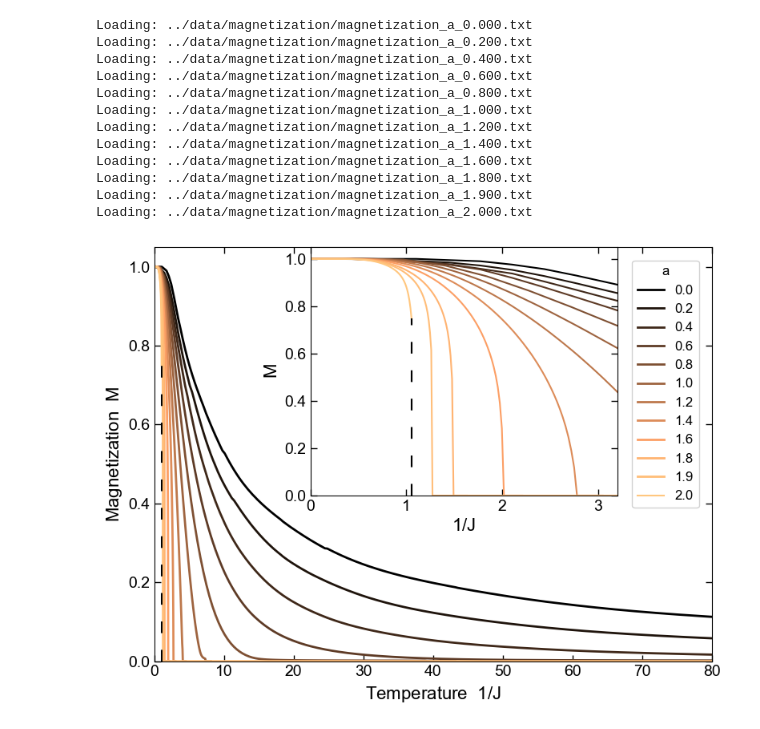
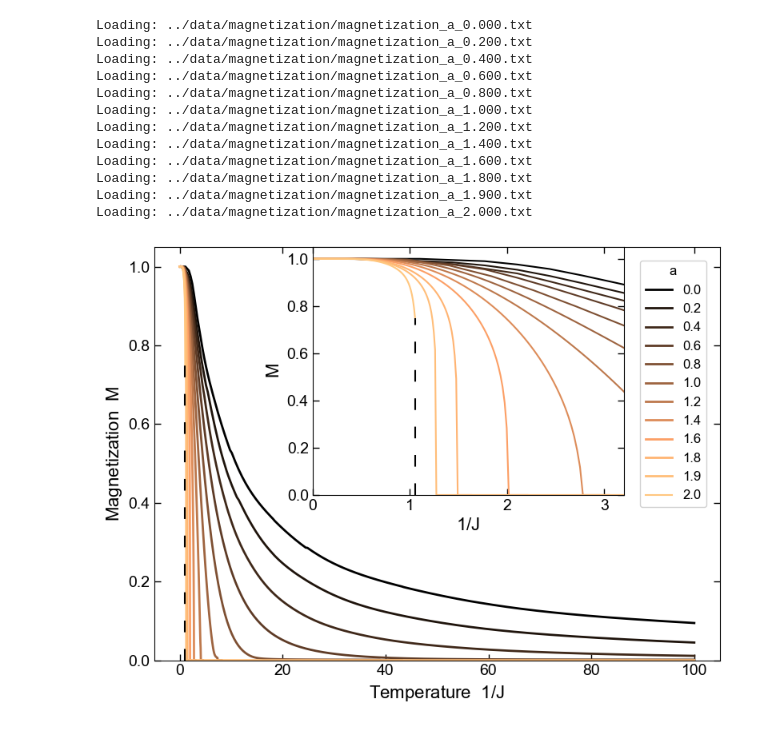
Before and after one commit to erbilcanartun/long-range-ising-chain, a Jupyter notebook: notebooks/magnetization.ipynb, the cells around one changed output. Drawn from its saved outputs; the diff is of its cells as text; code cells hidden in the pictures.

```diff
--- a/notebooks/magnetization.ipynb
+++ b/notebooks/magnetization.ipynb
@@ -298,7 +298,7 @@ for a, tuples_a in zip(a_values, data_by_a):
 
 ax.set_xlabel('Temperature  $1/J$', fontsize=16)
 ax.set_ylabel('Magnetization  $M$', fontsize=16)
-ax.set_xlim(0, 80)
+#ax.set_xlim(0, 80)
 ax.set_ylim(0, 1.05)
 ax.legend(title=r'$a$', title_fontsize=12, borderaxespad=1, loc=1, fontsize=12, framealpha=.9) # loc=(0.18, 0.5)
 ax.tick_params(axis='both', which='major', direction='in', top=True, right=True, labelsize=14, width=1, length=6)
@@ -312,32 +312,32 @@ from mpl_toolkits.axes_grid1.inset_locator import inset_axes
 x0, y0, w, h = 0.28, 0.4, 0.55, 0.6
 inset = inset_axes(ax, width="100%", height="100%",
                     bbox_to_anchor=(x0, y0, w, h),
                     bbox_transform=ax.transAxes,
                     loc="lower left",
                     borderpad=0.0,)
 
 # Plot into inset
 for a, tuples_a in zip(a_values, data_by_a):
     T_arr = np.array([x[0] for x in tuples_a])
     M_arr = np.array([x[1] for x in tuples_a])
     if a != max(a_values):
         inset.plot(T_arr, M_arr, color=cmap(norm(a)), linewidth=1.5)
     else:
         #i = np.where(T_arr==1.054473426129e+00)[0][0]
         inset.plot(T_arr[:i+1], M_arr[:i+1], marker='', label=f'{a:.2f}', color=cmap(norm(a)), linewidth=1.5)
         inset.plot([T_arr[i], T_arr[i]], [0, M_arr[i]], linestyle='--', dashes=(7, 10), color='k', linewidth=1.5)
 
 #inset.plot(Ts, Ms, label="NN", color='r', linestyle='--', linewidth=1.5)
 
 # Set x-axis limits for zoom
 inset.set_xlabel('$1/J$', fontsize=16)
 inset.set_ylabel('$M$', fontsize=16)
 inset.set_xlim(0, 3.2)
 inset.set_ylim(0, 1.05)
 inset.tick_params(axis='both', which='both', direction='in', top=True, right=True, labelsize=14, width=1, length=6)
 
 plt.tight_layout()
-plt.savefig("../figures/magnetization.png")
+#plt.savefig("../figures/magnetization.png")
 plt.show()
 # %% [output]
-[figure, old version]
+[figure, new version]
```
Also changed, not shown: 2 other files.
